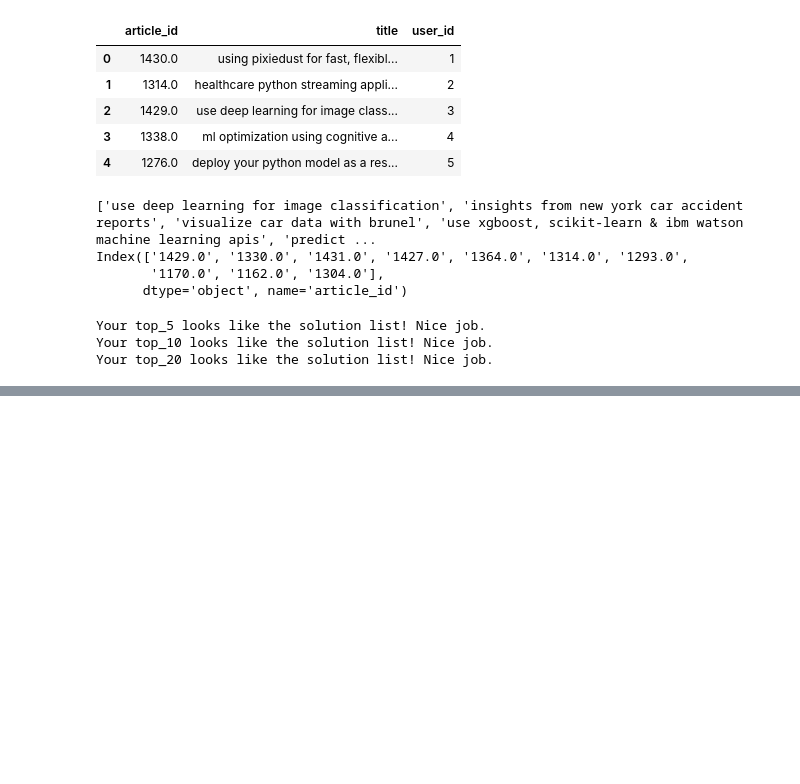
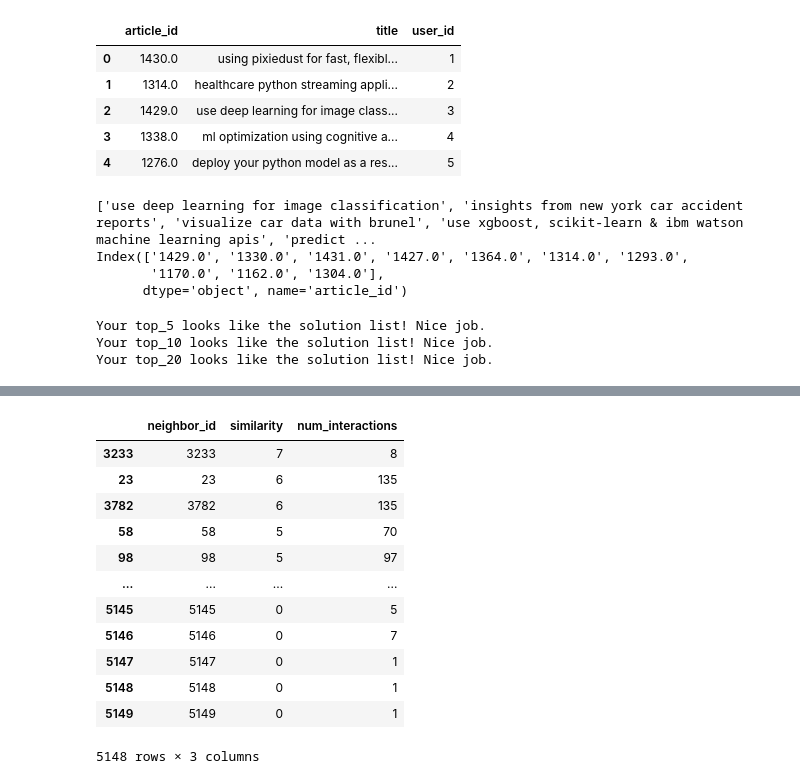
Before and after one commit to Nima-Sayyah/Recommendations-IBM, a Jupyter notebook: Recommendations (IBM).ipynb, the cells around one changed output, grey strips where cells are left out. Cells and saved outputs as stored; diff of their text form; code cells hidden in the pictures; blank space fills up the shorter version.

```diff
--- a/Recommendations (IBM).ipynb
+++ b/Recommendations (IBM).ipynb
@@ -698,0 +644,16 @@ def user_user_recs_part2(user_id, m=10):
+# %%
+get_top_sorted_users(43)
+# %% [output]
+|  | neighbor_id | similarity | num_interactions |
+| 3233 | 3233 | 7 | 8 |
+| 23 | 23 | 6 | 135 |
+| 3782 | 3782 | 6 | 135 |
+| 58 | 58 | 5 | 70 |
+| 98 | 98 | 5 | 97 |
+| ... | ... | ... | ... |
+| 5145 | 5145 | 0 | 5 |
+| 5146 | 5146 | 0 | 7 |
+| 5147 | 5147 | 0 | 1 |
+| 5148 | 5148 | 0 | 1 |
+| 5149 | 5149 | 0 | 1 |
+5148 rows × 3 columns
```
Also changed, not shown: parts of 33 cells of this notebook.
